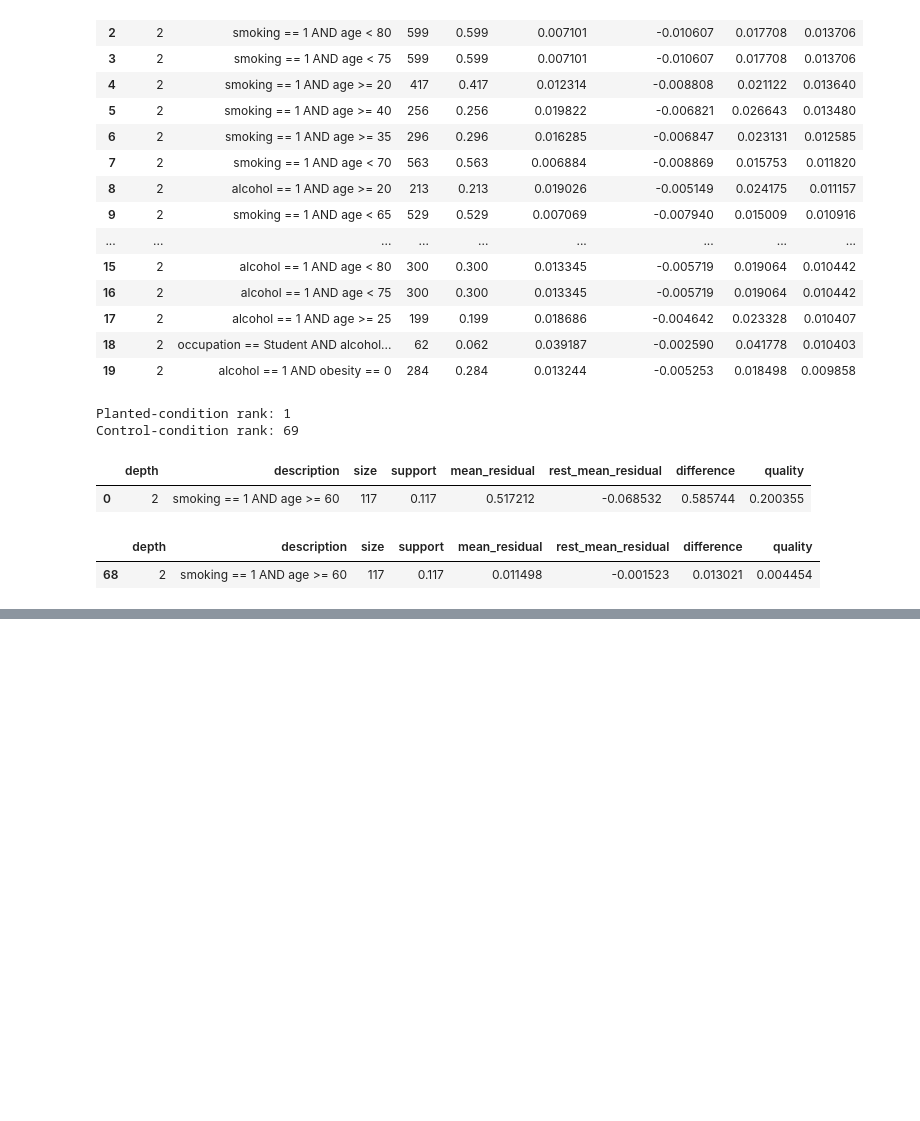
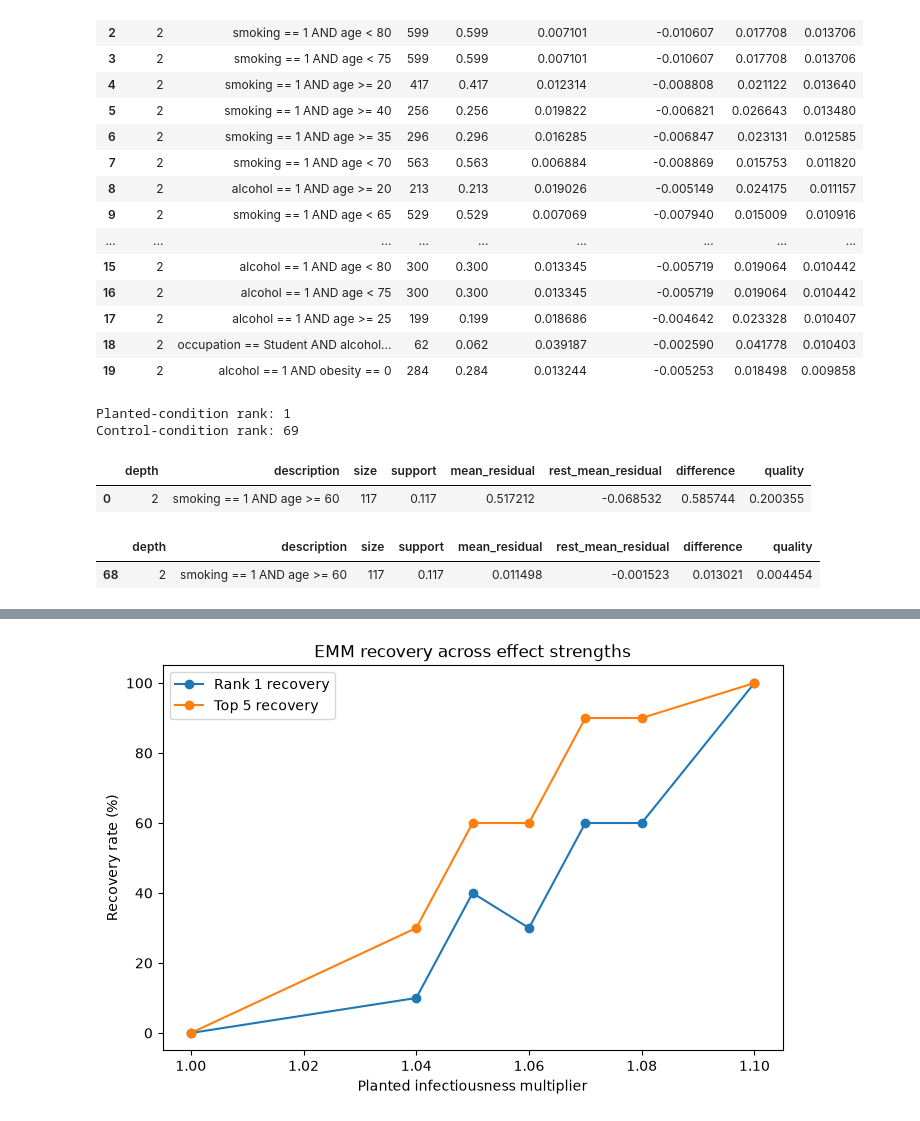
Before and after one commit to kustersjarl/sir-graph-emm, a Jupyter notebook: notebooks/simulation_test.ipynb, the cells around one changed output, grey strips where cells are left out. Drawn from its saved outputs; the diff is of its cells as text; code cells hidden in the pictures; blank space fills up the shorter version.

```diff
--- a/notebooks/simulation_test.ipynb
+++ b/notebooks/simulation_test.ipynb
@@ -553,0 +799,19 @@ Control-condition rank: 69
+# %%
+def run_ensemble_from_design(
+    params,
+    seed_sets,
+    run_rng_seeds,
+):
+    return [
+        simulate(
+            graph,
+            seeds=seeds,
+            p=P,
+            params=params,
+            rng=int(run_seed),
+        )
+        for seeds, run_seed in zip(
+            seed_sets,
+            run_rng_seeds,
+        )
+    ]
@@ -553,0 +1162,40 @@ Control-condition rank: 69
+# %%
+plt.figure(figsize=(8, 5))
+
+plt.plot(
+    robustness_summary["multiplier"],
+    robustness_summary[
+        "exact_recovery_rate_pct"
+    ],
+    marker="o",
+    label="Rank 1 recovery",
+)
+
+plt.plot(
+    robustness_summary["multiplier"],
+    robustness_summary[
+        "top5_recovery_rate_pct"
+    ],
+    marker="o",
+    label="Top 5 recovery",
+)
+
+plt.xlabel(
+    "Planted infectiousness multiplier"
+)
+
+plt.ylabel(
+    "Recovery rate (%)"
+)
+
+plt.title(
+    "EMM recovery across effect strengths"
+)
+
+plt.ylim(-5, 105)
+
+plt.legend()
+
+plt.show()
+# %% [output]
+[figure, added]
```
Also changed, not shown: parts of 64 cells of this notebook, 6 other files.
